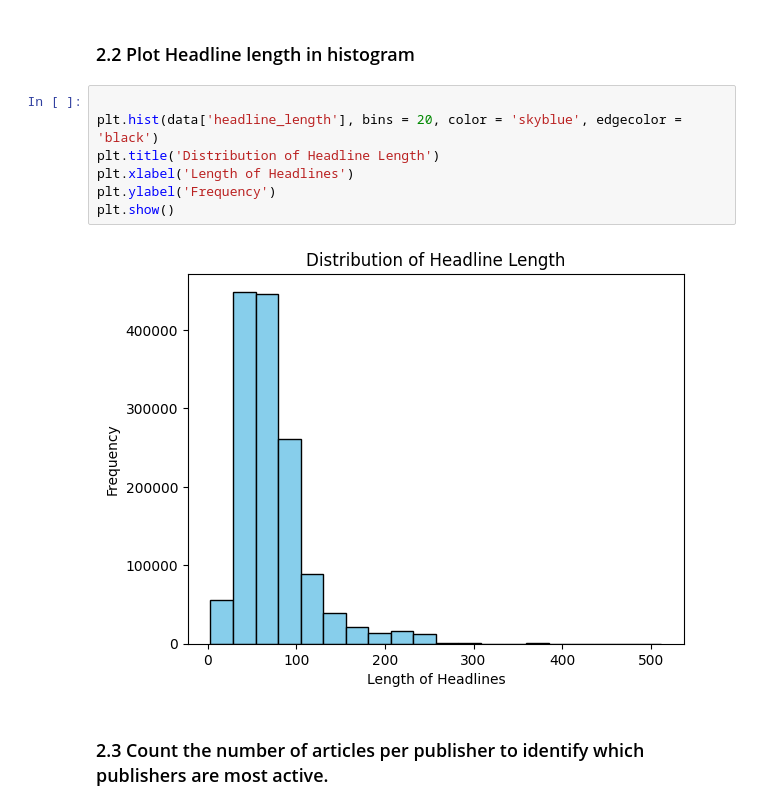
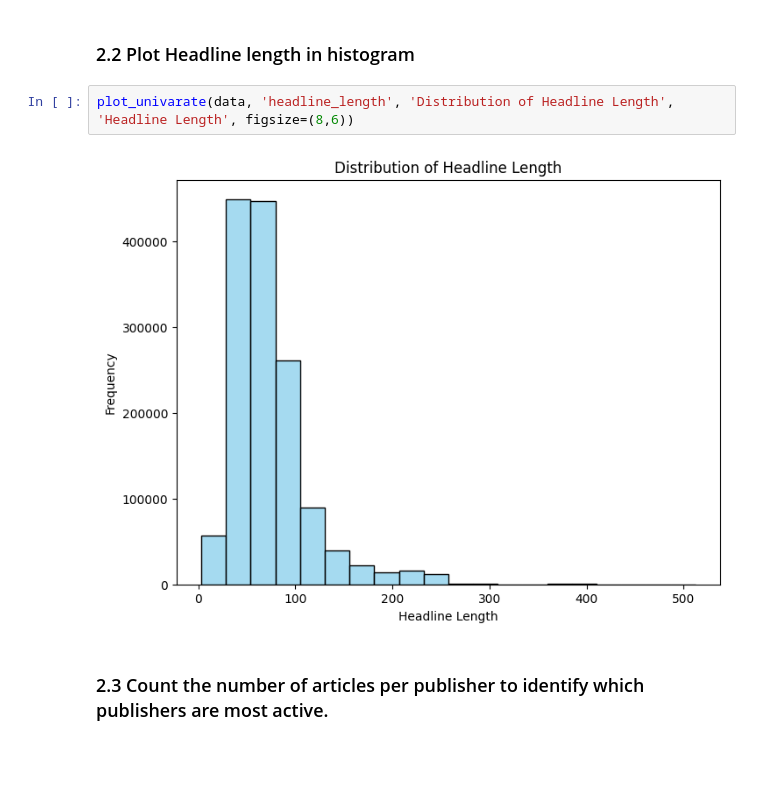
Before and after one commit to zereay74/Kaim-week-1, a Jupyter notebook: notebooks/week 1 task-1 notebook.ipynb, the cells around one changed output. Saved outputs shown, nothing was run; the diff lists cells and outputs as text; blank space fills up the shorter version.

```diff
--- a/notebooks/week 1 task-1 notebook.ipynb
+++ b/notebooks/week 1 task-1 notebook.ipynb
@@ -71,13 +93,8 @@ Name: headline_length, dtype: float64
 # %% [markdown]
 ### 2.2 Plot Headline length in histogram
-# %%
-
-plt.hist(data['headline_length'], bins = 20, color = 'skyblue', edgecolor = 'black')
-plt.title('Distribution of Headline Length')
-plt.xlabel('Length of Headlines')
-plt.ylabel('Frequency')
-plt.show()
-# %% [output]
-[figure, removed]
+# %%
+plot_univarate(data, 'headline_length', 'Distribution of Headline Length', 'Headline Length', figsize=(8,6))
+# %% [output]
+[figure, added]
 # %% [markdown]
 ### 2.3 Count the number of articles per publisher to identify which publishers are most active.
```
Also changed, not shown: parts of 40 cells of this notebook, 1 other file.
